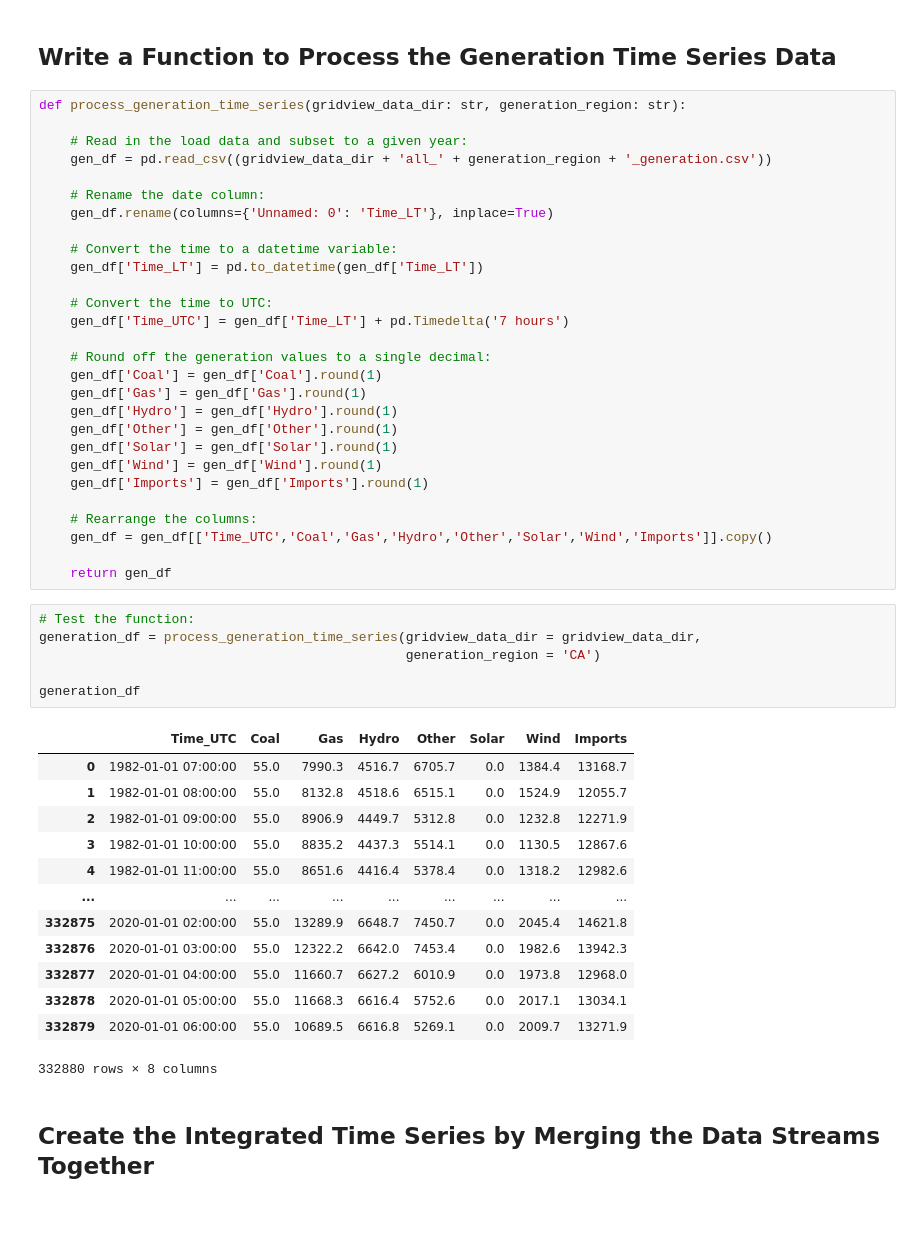
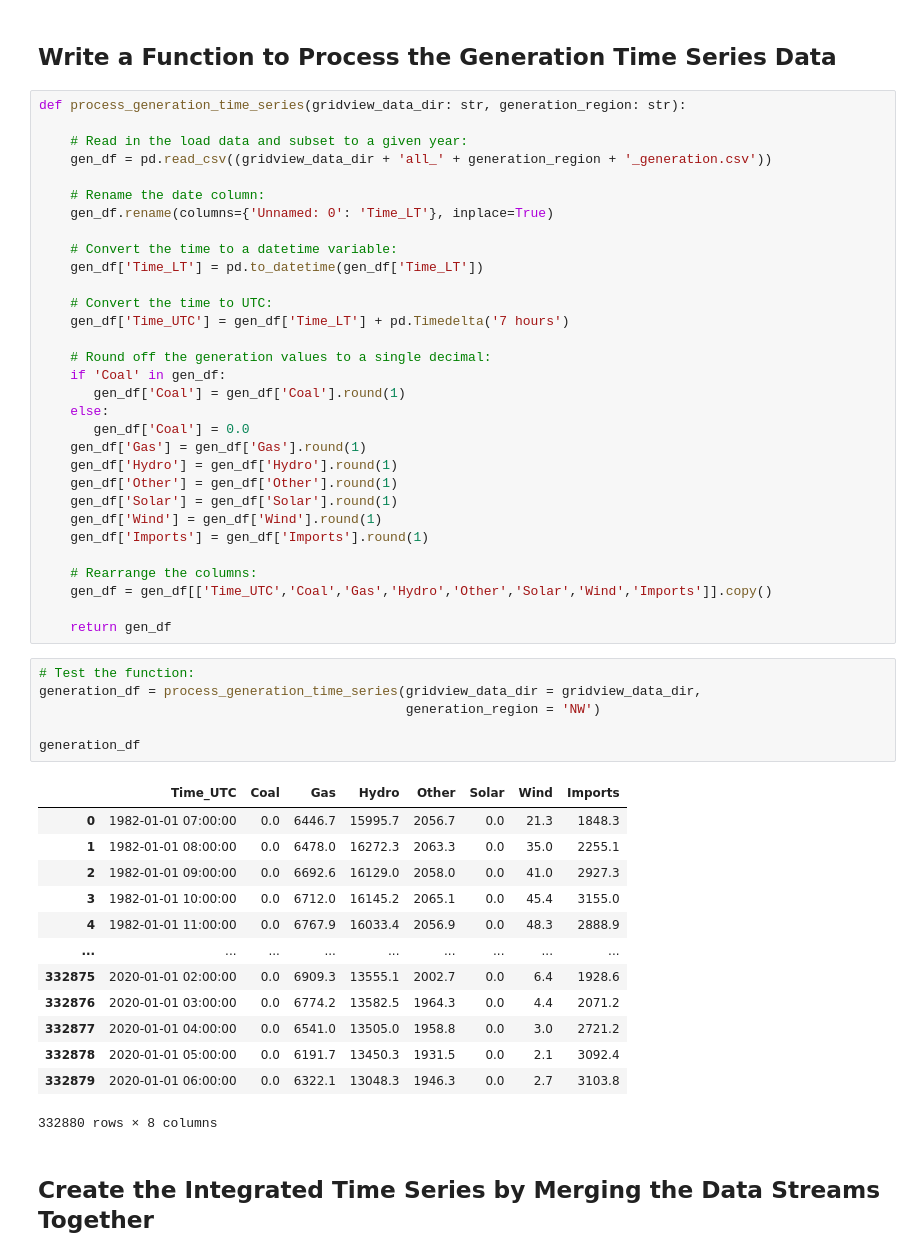
Before and after one commit to cdburley/burleyson-etal_2026_tbd, a Jupyter notebook: notebooks/process_integrated_time_series.ipynb, the cells around one changed output. Drawn from its saved outputs; the diff is of its cells as text; blank space fills up the shorter version.

```diff
--- a/notebooks/process_integrated_time_series.ipynb
+++ b/notebooks/process_integrated_time_series.ipynb
@@ -258,7 +258,10 @@ def process_generation_time_series(gridview_data_dir: str, generation_region: st
     gen_df['Time_UTC'] = gen_df['Time_LT'] + pd.Timedelta('7 hours')
 
     # Round off the generation values to a single decimal:
-    gen_df['Coal'] = gen_df['Coal'].round(1)
+    if 'Coal' in gen_df:
+       gen_df['Coal'] = gen_df['Coal'].round(1)
+    else:
+       gen_df['Coal'] = 0.0
     gen_df['Gas'] = gen_df['Gas'].round(1)
     gen_df['Hydro'] = gen_df['Hydro'].round(1)
     gen_df['Other'] = gen_df['Other'].round(1)
@@ -273,22 +276,22 @@ def process_generation_time_series(gridview_data_dir: str, generation_region: st
 # %%
 # Test the function:
 generation_df = process_generation_time_series(gridview_data_dir = gridview_data_dir,
-                                               generation_region = 'CA')
+                                               generation_region = 'NW')
 
 generation_df
 # %% [output]
 |  | Time_UTC | Coal | Gas | Hydro | Other | Solar | Wind | Imports |
-| 0 | 1982-01-01 07:00:00 | 55.0 | 7990.3 | 4516.7 | 6705.7 | 0.0 | 1384.4 | 13168.7 |
-| 1 | 1982-01-01 08:00:00 | 55.0 | 8132.8 | 4518.6 | 6515.1 | 0.0 | 1524.9 | 12055.7 |
-| 2 | 1982-01-01 09:00:00 | 55.0 | 8906.9 | 4449.7 | 5312.8 | 0.0 | 1232.8 | 12271.9 |
-| 3 | 1982-01-01 10:00:00 | 55.0 | 8835.2 | 4437.3 | 5514.1 | 0.0 | 1130.5 | 12867.6 |
-| 4 | 1982-01-01 11:00:00 | 55.0 | 8651.6 | 4416.4 | 5378.4 | 0.0 | 1318.2 | 12982.6 |
+| 0 | 1982-01-01 07:00:00 | 0.0 | 6446.7 | 15995.7 | 2056.7 | 0.0 | 21.3 | 1848.3 |
+| 1 | 1982-01-01 08:00:00 | 0.0 | 6478.0 | 16272.3 | 2063.3 | 0.0 | 35.0 | 2255.1 |
+| 2 | 1982-01-01 09:00:00 | 0.0 | 6692.6 | 16129.0 | 2058.0 | 0.0 | 41.0 | 2927.3 |
+| 3 | 1982-01-01 10:00:00 | 0.0 | 6712.0 | 16145.2 | 2065.1 | 0.0 | 45.4 | 3155.0 |
+| 4 | 1982-01-01 11:00:00 | 0.0 | 6767.9 | 16033.4 | 2056.9 | 0.0 | 48.3 | 2888.9 |
 | ... | ... | ... | ... | ... | ... | ... | ... | ... |
-| 332875 | 2020-01-01 02:00:00 | 55.0 | 13289.9 | 6648.7 | 7450.7 | 0.0 | 2045.4 | 14621.8 |
-| 332876 | 2020-01-01 03:00:00 | 55.0 | 12322.2 | 6642.0 | 7453.4 | 0.0 | 1982.6 | 13942.3 |
-| 332877 | 2020-01-01 04:00:00 | 55.0 | 11660.7 | 6627.2 | 6010.9 | 0.0 | 1973.8 | 12968.0 |
-| 332878 | 2020-01-01 05:00:00 | 55.0 | 11668.3 | 6616.4 | 5752.6 | 0.0 | 2017.1 | 13034.1 |
-| 332879 | 2020-01-01 06:00:00 | 55.0 | 10689.5 | 6616.8 | 5269.1 | 0.0 | 2009.7 | 13271.9 |
+| 332875 | 2020-01-01 02:00:00 | 0.0 | 6909.3 | 13555.1 | 2002.7 | 0.0 | 6.4 | 1928.6 |
+| 332876 | 2020-01-01 03:00:00 | 0.0 | 6774.2 | 13582.5 | 1964.3 | 0.0 | 4.4 | 2071.2 |
+| 332877 | 2020-01-01 04:00:00 | 0.0 | 6541.0 | 13505.0 | 1958.8 | 0.0 | 3.0 | 2721.2 |
+| 332878 | 2020-01-01 05:00:00 | 0.0 | 6191.7 | 13450.3 | 1931.5 | 0.0 | 2.1 | 3092.4 |
+| 332879 | 2020-01-01 06:00:00 | 0.0 | 6322.1 | 13048.3 | 1946.3 | 0.0 | 2.7 | 3103.8 |
 332880 rows × 8 columns
 # %% [markdown]
 ## Create the Integrated Time Series by Merging the Data Streams Together
```
Also changed, not shown: parts of 5 cells of this notebook, 2 other files.
